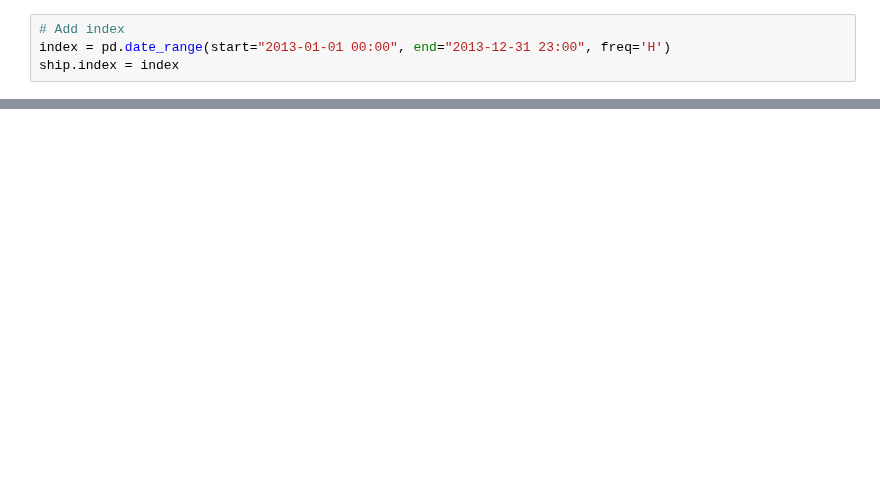
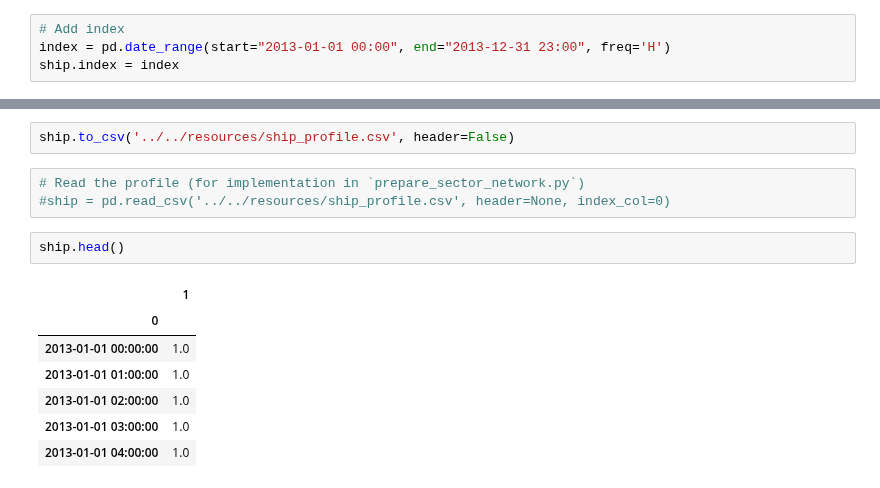
Before and after one commit to energyLS/aldehyde, a Jupyter notebook: workflow/notebooks/create_ship_profile.ipynb, the cells around one changed output, grey strips where cells are left out. Drawn from its saved outputs; the diff is of its cells as text; blank space fills up the shorter version.

```diff
--- a/workflow/notebooks/create_ship_profile.ipynb
+++ b/workflow/notebooks/create_ship_profile.ipynb
@@ -49,0 +46,15 @@ max_delivery
+# %%
+ship.to_csv('../../resources/ship_profile.csv', header=False)
+# %%
+# Read the profile (for implementation in `prepare_sector_network.py`)
+#ship = pd.read_csv('../../resources/ship_profile.csv', header=None, index_col=0)
+# %%
+ship.head()
+# %% [output]
+|  | 1 |
+| 0 |  |
+| 2013-01-01 00:00:00 | 1.0 |
+| 2013-01-01 01:00:00 | 1.0 |
+| 2013-01-01 02:00:00 | 1.0 |
+| 2013-01-01 03:00:00 | 1.0 |
+| 2013-01-01 04:00:00 | 1.0 |
```
Also changed, not shown: parts of 17 cells of this notebook.
